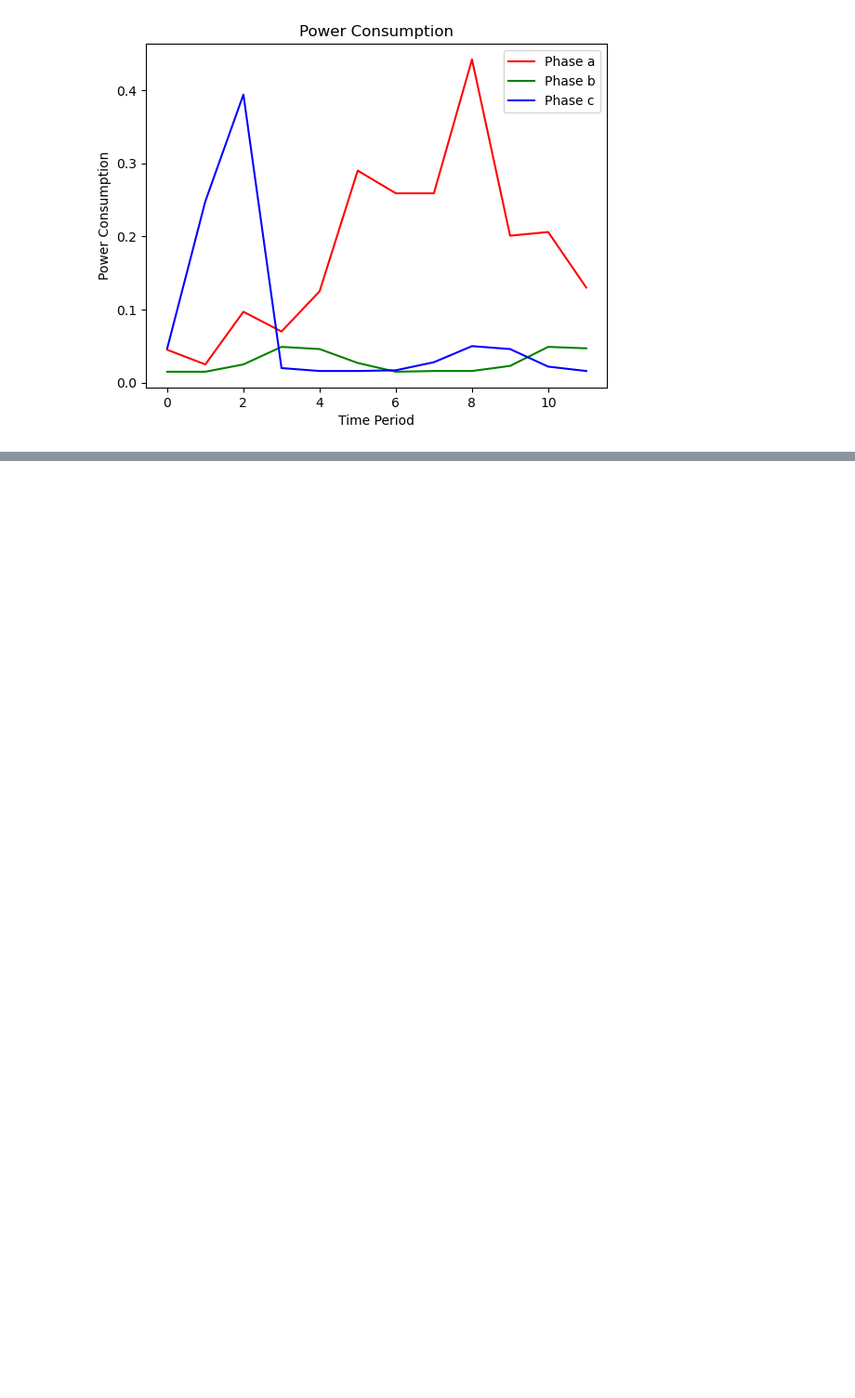
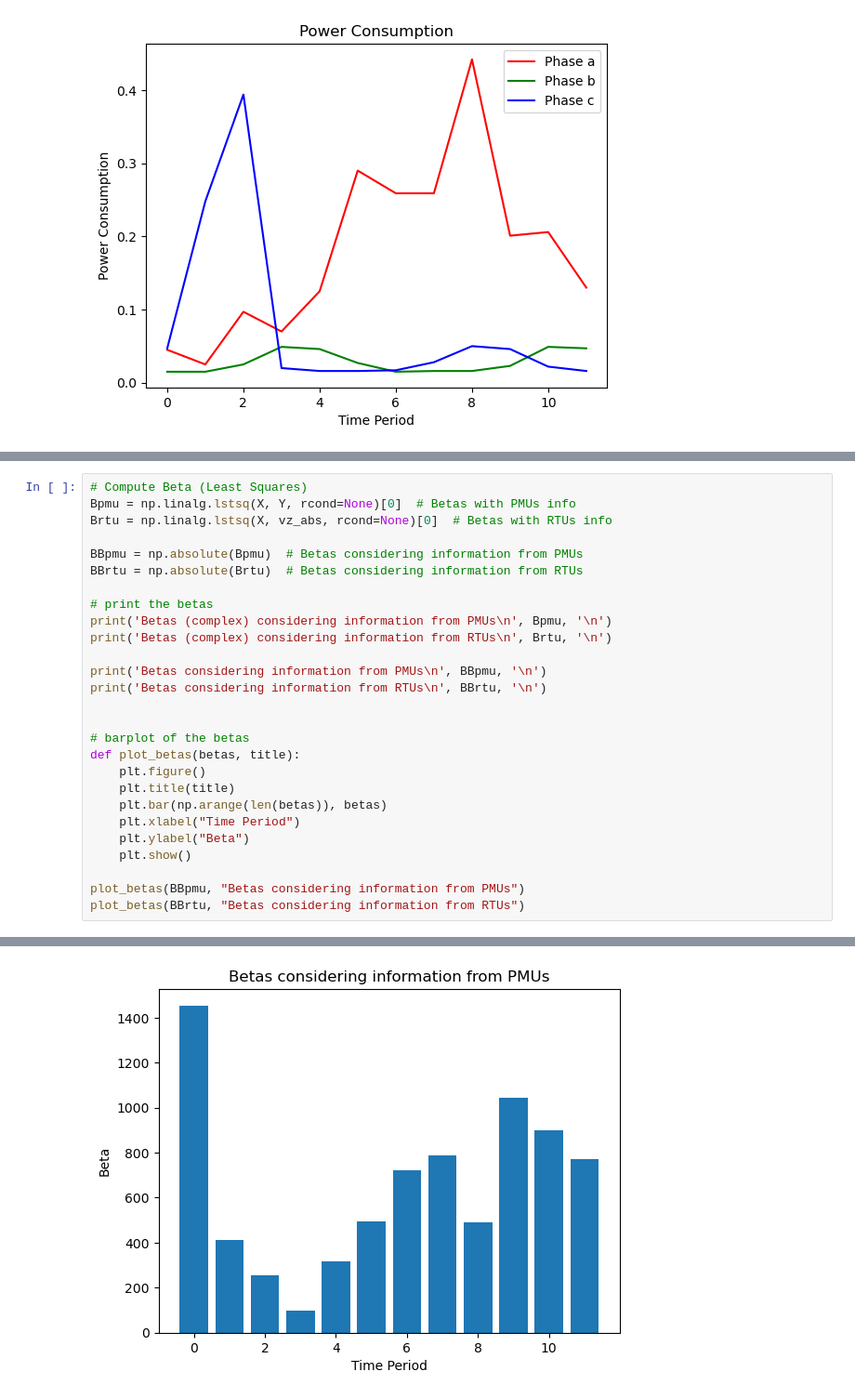
Before and after one commit to leobt23/ADRI, a Jupyter notebook: tpc5/Aula6_PhaseIdentification_Students.ipynb, the cells around one changed output, grey strips where cells are left out. Shown at 93% size. Saved outputs shown, nothing was run; the diff lists cells and outputs as text; blank space fills up the shorter version.

Commit message:
Corrected beta info extraction (not computation).

```diff
--- a/tpc5/Aula6_PhaseIdentification_Students.ipynb
+++ b/tpc5/Aula6_PhaseIdentification_Students.ipynb
@@ -263,0 +322,28 @@ array([False,  True])
+# %%
+# Compute Beta (Least Squares)
+Bpmu = np.linalg.lstsq(X, Y, rcond=None)[0]  # Betas with PMUs info
+Brtu = np.linalg.lstsq(X, vz_abs, rcond=None)[0]  # Betas with RTUs info
+
+BBpmu = np.absolute(Bpmu)  # Betas considering information from PMUs
+BBrtu = np.absolute(Brtu)  # Betas considering information from RTUs
+
+# print the betas
+print('Betas (complex) considering information from PMUs\n', Bpmu, '\n')
+print('Betas (complex) considering information from RTUs\n', Brtu, '\n')
+
+print('Betas considering information from PMUs\n', BBpmu, '\n')
+print('Betas considering information from RTUs\n', BBrtu, '\n')
+
+
+# barplot of the betas
+def plot_betas(betas, title):
+    plt.figure()
+    plt.title(title)
+    plt.bar(np.arange(len(betas)), betas)
+    plt.xlabel("Time Period")
+    plt.ylabel("Beta")
+    plt.show()
+
+plot_betas(BBpmu, "Betas considering information from PMUs")
+plot_betas(BBrtu, "Betas considering information from RTUs")
+# %% [output]
@@ -263,0 +367 @@ array([False,  True])
+[figure, added]
```
Also changed, not shown: parts of 8 cells of this notebook.
